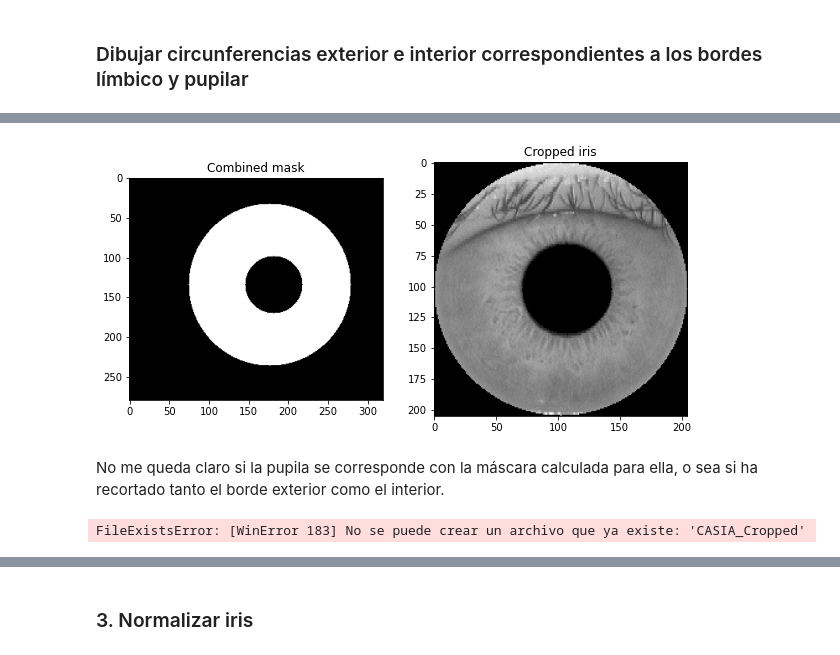
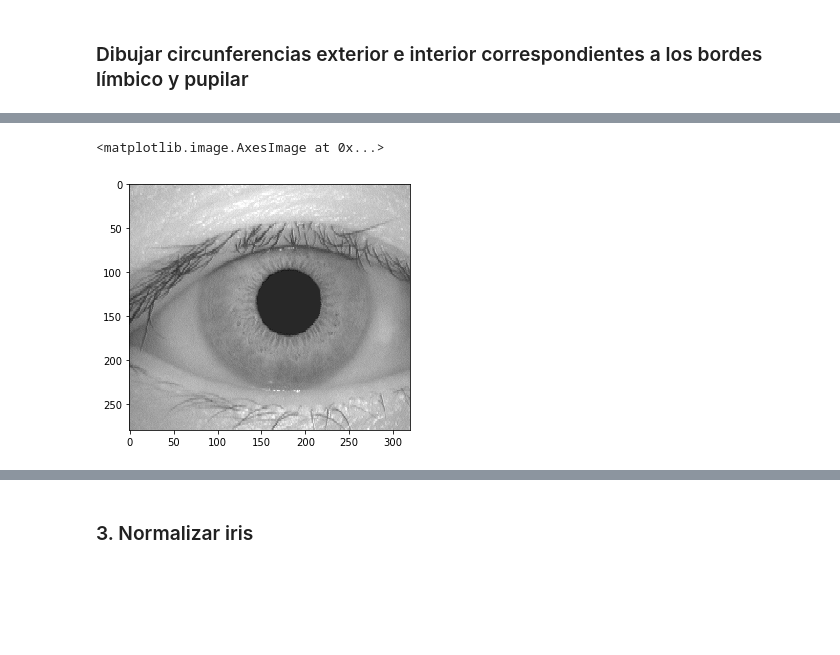
Before and after one commit to dbo1001/UBU-TFG-iris_classifier, a Jupyter notebook: notebooks/#5 Red U-Net-v2.ipynb, the cells around one changed output, grey strips where cells are left out. Saved outputs shown, nothing was run; the diff lists cells and outputs as text; code cells hidden in the pictures; blank space fills up the shorter version.

```diff
--- a/notebooks/#5 Red U-Net-v2.ipynb
+++ b/notebooks/#5 Red U-Net-v2.ipynb
@@ -247,9 +236,6 @@ def draw_circles(img, cx, cy, radii):
     return image
 # %%
 # muestra original
-path_sample = "CASIA_v1" + os.sep + "001_1_1.bmp"
+path_sample = "CASIA_v1" + os.sep + sample
 # misma muestra pero con los bordes ya detectados con Canny
-path_edged = "CASIA_Edge" + os.sep + "001_1_1.bmp"
-sample = cv2.imread(path_sample,0)
-gray_img = cv2.imread(path_edged, 0)
-sample
+path_edged = "CASIA_Edge" + os.sep + sample
@@ -350,40 +244,6 @@ axes[1].set(title='Iris Mask');
-# %%
-# combinamos ambas máscaras, es por ello que se ha binarizado la máscara de la pupila, para que "lo blanco" corresponda al iris
-combined_mask = cv2.circle(iris_mask,(x_pupil,y_pupil),radius_pupil,(0,0,0),thickness=-1)
-
-# muestra tal cual
-path_img = "CASIA_v1" + os.sep + "001_1_1.bmp"
-img = cv2.imread(path_img)
-
-# copia de la muestra usando la máscara previa
-masked_data = cv2.bitwise_and(img, img, mask=combined_mask)
-
-
-# bianrizamos
-_,thresh = cv2.threshold(mask,1,255,cv2.THRESH_BINARY)
-#
-
-# buscamos los contornos, los bordes de los círculos
-(contours, hierarchy) = cv2.findContours(mask,cv2.RETR_EXTERNAL,cv2.CHAIN_APPROX_SIMPLE)
-#¿len(contours) > 1? porque debe encontrar los contornos de los bordes pupilar y límbico
-contours = np.float32(contours)
-x,y,w,h = cv2.boundingRect(contours[0])
-crop = masked_data[y:y+h,x:x+w]
-# cv2.imwrite("cropped.bmp", crop)
-
-
-fig, axes = plt.subplots(1,2,figsize=(10,10))
-axes[0].imshow(combined_mask, cmap='gray')
-axes[0].set(title='Combined mask')
-axes[1].imshow(crop, cmap='gray')
-axes[1].set(title='Cropped iris');
-# %% [output]
-[figure, removed]
-# %% [markdown]
-No me queda claro si la pupila se corresponde con la máscara calculada para ella, o sea si ha recortado tanto el borde exterior como el interior.
-# %%
-# creamos un nuevo directorio para guardar las muestras segmentadas con mayor calidad
-os.mkdir("CASIA_Cropped")
-cv2.imwrite("CASIA_Cropped"+ os.sep + "001_1_1.bmp", crop)# guardamos muestra
-# %% [output]
-FileExistsError: [WinError 183] No se puede crear un archivo que ya existe: 'CASIA_Cropped'
+# %%
+sample_ = cv2.imread(path_sample,0)
+imshow(sample_)
+# %% [output]
+<matplotlib.image.AxesImage at 0x...>
+[figure, added]
```
Also changed, not shown: parts of 41 cells of this notebook.
